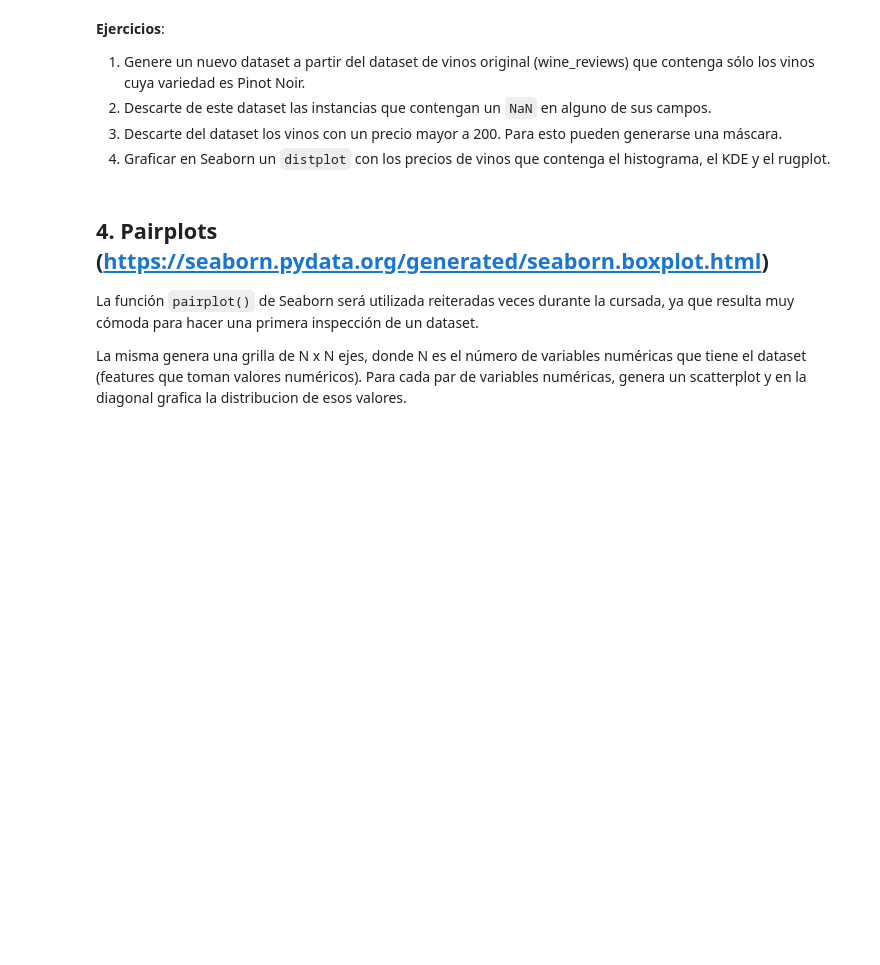
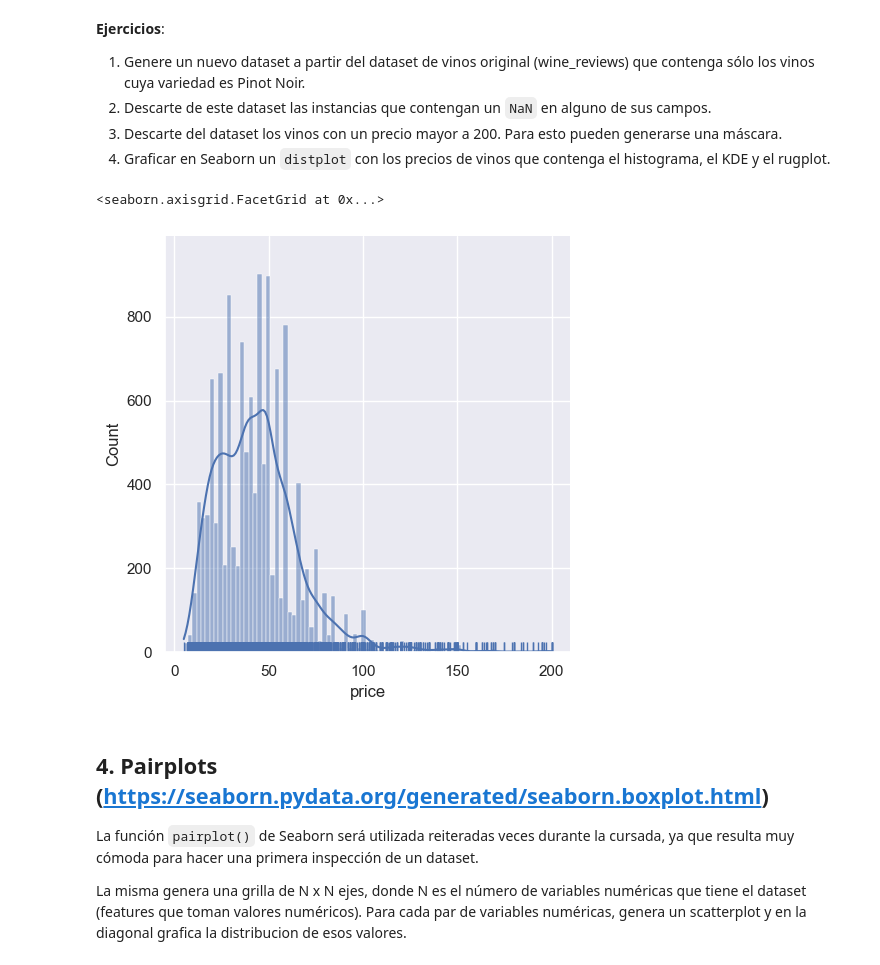
Before and after one commit to ksfajardo/M5, a Jupyter notebook: Clase 07/Visualizacion Seaborn.ipynb, the cells around one changed output. Cells and saved outputs as stored; diff of their text form; code cells hidden in the pictures; blank space fills up the shorter version.

```diff
--- a/Clase 07/Visualizacion Seaborn.ipynb
+++ b/Clase 07/Visualizacion Seaborn.ipynb
@@ -283,6 +283,17 @@ sns.jointplot(x="sepal_length", y="petal_length", marginal_kws=dict(bins=15, rug
 2. Descarte de este dataset las instancias que contengan un `NaN` en alguno de sus campos.
 3. Descarte del dataset los vinos con un precio mayor a 200. Para esto pueden generarse una máscara.
 4. Graficar en Seaborn un `distplot` con los precios de vinos que contenga el histograma, el KDE y el rugplot.
+# %%
+pwines=wine_reviews[wine_reviews['variety']=='Pinot Noir']
+# %%
+pwines=pwines.dropna()
+# %%
+pwines=pwines[pwines['price']<=200]
+# %%
+sns.displot(pwines['price'], kde=True, rug=True)
+# %% [output]
+<seaborn.axisgrid.FacetGrid at 0x...>
+[figure, added]
 # %% [markdown]
 ## 4. Pairplots (https://seaborn.pydata.org/generated/seaborn.boxplot.html)
 
```
Also changed, not shown: parts of 10 cells of this notebook.
